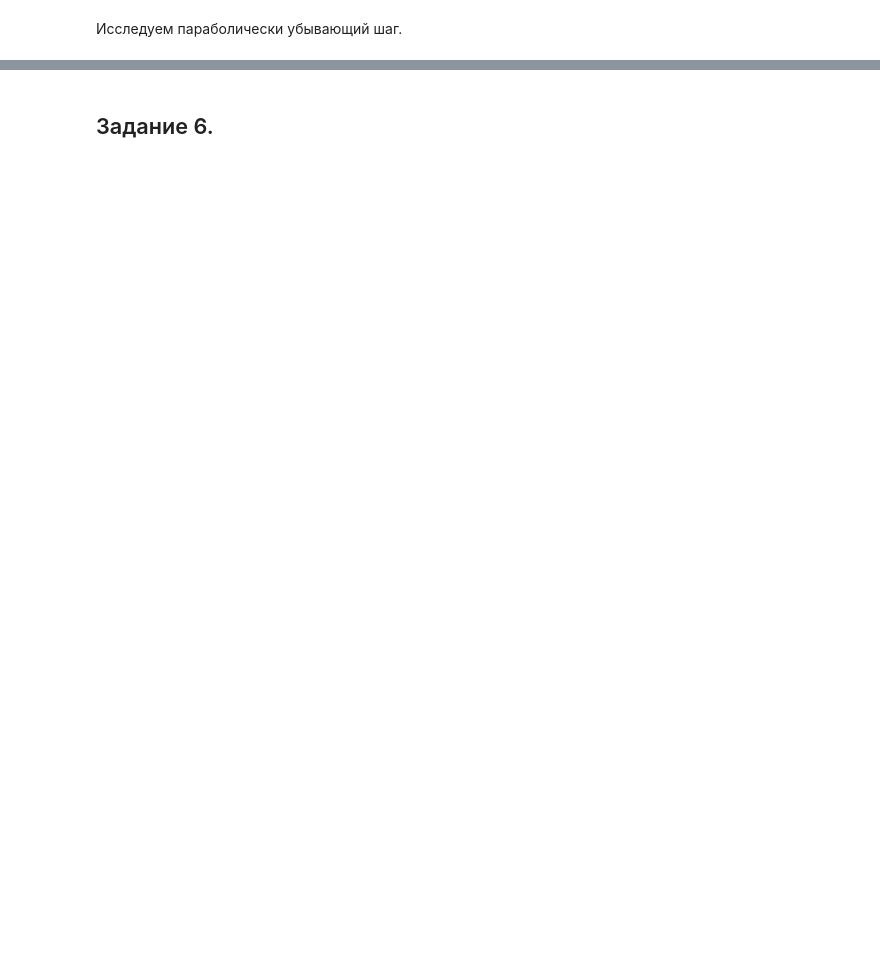
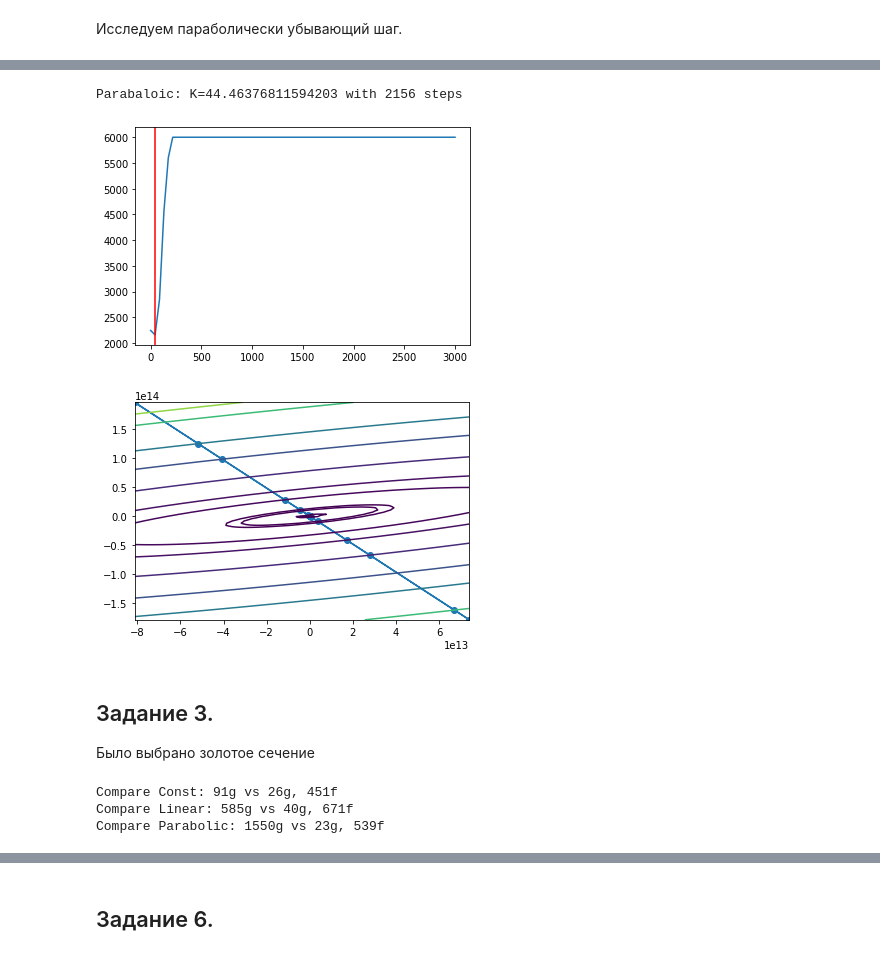
Before and after one commit to alexanderlvarfolomeev/meth-opt-1, a Jupyter notebook: methopts-01.ipynb, the cells around one changed output, grey strips where cells are left out. Saved outputs shown, nothing was run; the diff lists cells and outputs as text; code cells hidden in the pictures; blank space fills up the shorter version.

```diff
--- a/methopts-01.ipynb
+++ b/methopts-01.ipynb
@@ -55,0 +50,30 @@ Parabaloic: K=1.0 with 1000 steps
+# %%
+step_by_step_parabolic_best = gradient.find_best_parabolic_schedule(F(), onedimsearch.StepByStep(), 6000, 1e-7, np.array([15, 15]), True)
+points = gradient.gradient_steps(F(), step_by_step_parabolic_best, onedimsearch.StepByStep(), 1000, 1e-7, np.array([15, 15]))
+drawing.draw_steps(points, True, F())
+# %% [output]
+Parabaloic: K=44.46376811594203 with 2156 steps
+[figure, added]
+[figure, added]
+# %% [markdown]
+## Задание 3.
+
+Было выбрано золотое сечение
+# %%
+gold_split_const_best = gradient.find_best_const_schedule(F(), onedimsearch.GoldSplit(), 1000, 1e-5, np.array([15, 15]), False)
+gold_split_linear_best = gradient.find_best_linear_schedule(F(), onedimsearch.GoldSplit(), 1000, 1e-5, np.array([15, 15]), False)
+gold_split_parabolic_best = gradient.find_best_parabolic_schedule(F(), onedimsearch.GoldSplit(), 1000, 1e-5, np.array([15, 15]), False)
+
+for name, step, gold in [
+    ("Const", step_by_step_const_best, gold_split_const_best),
+    ("Linear", step_by_step_linear_best, gold_split_linear_best),
+    ("Parabolic", step_by_step_parabolic_best, gold_split_parabolic_best),
+]:
+    fun = F()
+    count_step = gradient.gradient_steps(F(), step, onedimsearch.StepByStep(), 10000, 1e-5, np.array([15, 15]))
+    gold_step = gradient.gradient_steps(fun, gold, onedimsearch.GoldSplit(), 10000, 1e-5, np.array([15, 15]))
+    print(f'Compare {name}: {count_step.size // 2}g vs {gold_step.size // 2}g, {fun.count}f')
+# %% [output]
+Compare Const: 91g vs 26g, 451f
+Compare Linear: 585g vs 40g, 671f
+Compare Parabolic: 1550g vs 23g, 539f
```
Also changed, not shown: parts of 11 cells of this notebook, 4 other files.
